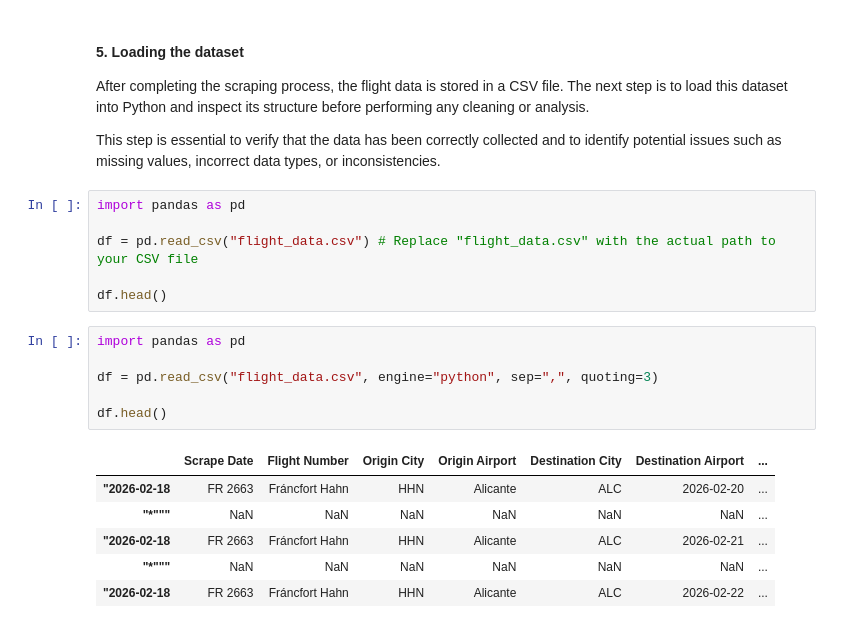
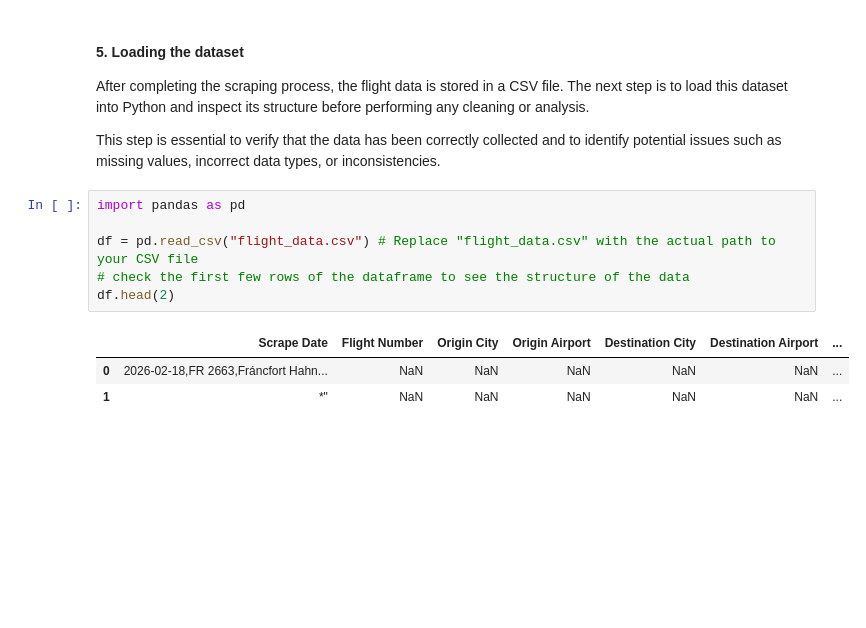
Before and after one commit to mopamerlin-boop/Portafolio, a Jupyter notebook: Ryanair/2Ryanair_an.ipynb, the cells around one changed output. Drawn from its saved outputs; the diff is of its cells as text; blank space fills up the shorter version.

```diff
--- a/Ryanair/2Ryanair_an.ipynb
+++ b/Ryanair/2Ryanair_an.ipynb
@@ -13,19 +13,10 @@ This step is essential to verify that the data has been correctly collected and
 # %%
 import pandas as pd
 
 df = pd.read_csv("flight_data.csv") # Replace "flight_data.csv" with the actual path to your CSV file
-
-df.head()
+# check the first few rows of the dataframe to see the structure of the data
+df.head(2)
+# %% [output]
+|  | Scrape Date | Flight Number | Origin City | Origin Airport | Destination City | Destination Airport | ... |
+| 0 | 2026-02-18,FR 2663,Fráncfort Hahn... | NaN | NaN | NaN | NaN | NaN | ... |
+| 1 | *" | NaN | NaN | NaN | NaN | NaN | ... |
-# %%
-import pandas as pd
-
-df = pd.read_csv("flight_data.csv", engine="python", sep=",", quoting=3)
-
-df.head()
-# %% [output]
-|  | Scrape Date | Flight Number | Origin City | Origin Airport | Destination City | Destination Airport | ... |
-| "2026-02-18 | FR 2663 | Fráncfort Hahn | HHN | Alicante | ALC | 2026-02-20 | ... |
-| "*""" | NaN | NaN | NaN | NaN | NaN | NaN | ... |
-| "2026-02-18 | FR 2663 | Fráncfort Hahn | HHN | Alicante | ALC | 2026-02-21 | ... |
-| "*""" | NaN | NaN | NaN | NaN | NaN | NaN | ... |
-| "2026-02-18 | FR 2663 | Fráncfort Hahn | HHN | Alicante | ALC | 2026-02-22 | ... |
```
Also changed, not shown: parts of 27 cells of this notebook.
